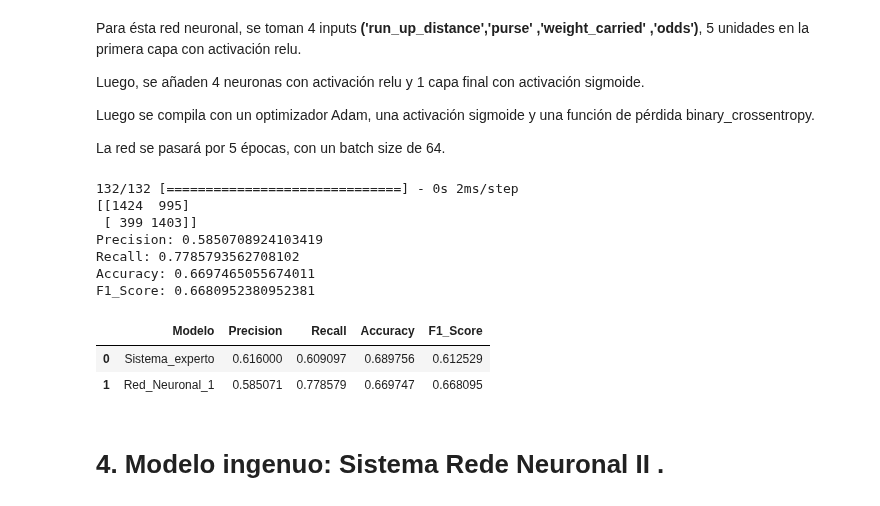
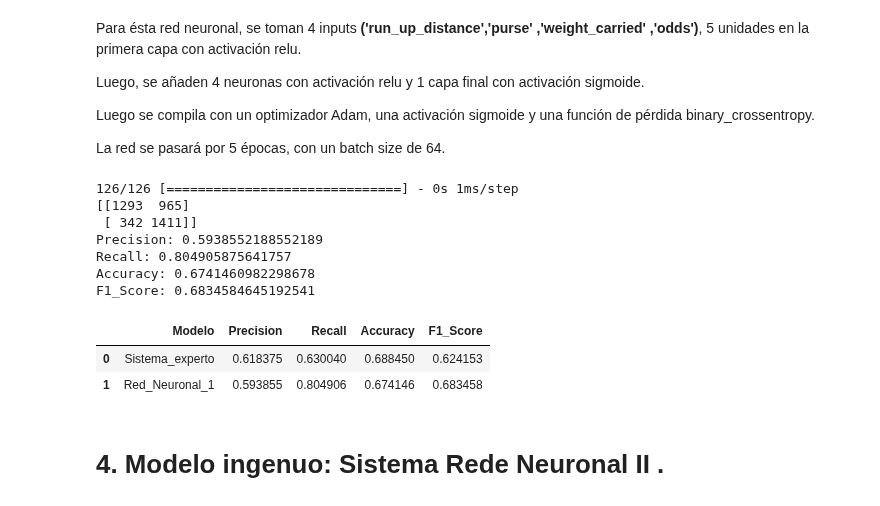
Before and after one commit to jsebastianquiroga/Big_Data-_Derby_2022_SI, a Jupyter notebook: Notebooks/sistemas_inteligentes.ipynb, the cells around one changed output. Cells and saved outputs as stored; diff of their text form; code cells hidden in the pictures.

```diff
--- a/Notebooks/sistemas_inteligentes.ipynb
+++ b/Notebooks/sistemas_inteligentes.ipynb
@@ -101,7 +101,7 @@ dtype_dict = {"track_id": object ,
              }
 nyra_2019 = pd.read_csv('nyra_2019_complete.csv', header=None,dtype=dtype_dict,parse_dates=[1])
 nyra_2019.columns= dtype_dict.keys()
-nyra_2019_nn = nyra_2019
+nyra_2019_nn = nyra_2019.copy()
 # %% [markdown]
 ***Diccionario de Variables***
 
@@ -626,7 +673,8 @@ plt.show()
 
 Entendiendo que las variables que trackean cada 15 segundos la posición en la carrera (latitud, longitud y track index), vamos inicialmente a tomar los valores únicos para que éstos sirvan para hacer una predicción sencilla, tanto de reglas, como de red neuronal.
 # %%
-nyra_2019_naive = nyra_2019[[
+nyra_2019_naive = nyra_2019.copy()
+nyra_2019_naive = nyra_2019_naive[[
     "track_id",
     "race_date",
     "race_number",
@@ -801,39 +840,39 @@ Luego se compila con un optimizador Adam, una activación sigmoide y una funció
 
 La red se pasará por 5 épocas, con un batch size de 64.
 # %%
-positions = pd.DataFrame(
-    nyra_2019_nn[(nyra_2019_nn["trakus_index"] == 1)]
-    .groupby(["race_number", "race_date"])["track_id"]
-    .count()
-).reset_index()
-positions = positions.rename(columns={"track_id": "participantes"})
-nyra_2019_naive = nyra_2019_nn[nyra_2019_nn["trakus_index"] == 1].sort_values(
-    by=["race_date", "track_id", "race_number", "odds"],
-    ascending=True,
-    na_position="first",
-)
+# positions = pd.DataFrame(
+#     nyra_2019_nn[(nyra_2019_nn["trakus_index"] == 1)]
+#     .groupby(["race_number", "race_date"])["track_id"]
+#     .count()
+# ).reset_index()
+# positions = positions.rename(columns={"track_id": "participantes"})
+# nyra_2019_naive = nyra_2019_nn[nyra_2019_nn["trakus_index"] == 1].sort_values(
+#     by=["race_date", "track_id", "race_number", "odds"],
+#     ascending=True,
+#     na_position="first",
+# )
 
-nyra_2019_naive = nyra_2019_naive.merge(
-    positions, on=["race_number", "race_date"], how="left"
-)
+# nyra_2019_naive = nyra_2019_naive.merge(
+#     positions, on=["race_number", "race_date"], how="left"
+# )
 
-nyra_2019_naive["First_3"] = "Unknown"
-nyra_2019_naive.loc[
-    nyra_2019_naive["position_at_finish"].between(0, 4, inclusive=False), "First_3"
-] = 1
-nyra_2019_naive.loc[
-    nyra_2019_naive["position_at_finish"].between(4, 60, inclusive=True), "First_3"
-] = 0
+# nyra_2019_naive["First_3"] = "Unknown"
+# nyra_2019_naive.loc[
+#     nyra_2019_naive["position_at_finish"].between(0, 4, inclusive=False), "First_3"
+# ] = 1
+# nyra_2019_naive.loc[
+#     nyra_2019_naive["position_at_finish"].between(4, 60, inclusive=True), "First_3"
+# ] = 0
 
-nyra_2019_naive["Percentage_first_3"] = 3 / nyra_2019_naive["participantes"]
+# nyra_2019_naive["Percentage_first_3"] = 3 / nyra_2019_naive["participantes"]
 
-nyra_2019_naive["odds_ranking"] = nyra_2019_naive.groupby(["race_number", "race_date"])[
-    "odds"
-].rank(method="first", ascending=False)
-nyra_2019_naive.sort_values(by=["race_date", "track_id", "race_number"])
+# nyra_2019_naive["odds_ranking"] = nyra_2019_naive.groupby(["race_number", "race_date"])[
+#     "odds"
+# ].rank(method="first", ascending=False)
+# nyra_2019_naive.sort_values(by=["race_date", "track_id", "race_number"])
 
 ## No se añade la distancia, ni el purse porque son constantes para todas las carreras y añaden ruido a la muestra, por eso tendía a una línea recta de predicción
-df_ann_1 = nyra_2019_naive.copy()
+df_ann_1 = nyra_2019.copy()
 df_ann_1 = df_ann_1.drop("jockey", axis=1)
 test = (
     df_ann_1[["race_date", "track_id", "race_number"]]
@@ -958,42 +997,42 @@ print(
 print(
     "Accuracy:",
     metrics.accuracy_score(
         Base_prediccion[["First_3"]].astype(int),
         Base_prediccion[["First_3_ranking"]].astype(int),
     ),
 )
 print(
     "F1_Score:",
     metrics.f1_score(
         Base_prediccion[["First_3"]].astype(int),
         Base_prediccion[["First_3_ranking"]].astype(int),
     ),
 )
 
 
 
 y_pred = Base_prediccion[["First_3_ranking"]].astype(int)
 y_test =Base_prediccion[["First_3"]].astype(int)
 d1 = {'Modelo': ['Red_Neuronal_1'],
      'Precision': precision_score(y_test, y_pred.round()),
      'Recall': recall_score(y_test, y_pred.round()),
      'Accuracy': accuracy_score(y_test, y_pred.round()),
       'F1_Score': f1_score(y_test, y_pred.round())}
 Resultados1 = pd.DataFrame(data=d1)
 
 Resultados = Resultados.append(Resultados1, ignore_index=True)
 Resultados
 # %% [output]
-132/132 [==============================] - 0s 2ms/step
-[[1424  995]
- [ 399 1403]]
-Precision: 0.5850708924103419
-Recall: 0.7785793562708102
-Accuracy: 0.6697465055674011
-F1_Score: 0.6680952380952381
+126/126 [==============================] - 0s 1ms/step
+[[1293  965]
+ [ 342 1411]]
+Precision: 0.5938552188552189
+Recall: 0.804905875641757
+Accuracy: 0.6741460982298678
+F1_Score: 0.6834584645192541
 |  | Modelo | Precision | Recall | Accuracy | F1_Score |
-| 0 | Sistema_experto | 0.616000 | 0.609097 | 0.689756 | 0.612529 |
-| 1 | Red_Neuronal_1 | 0.585071 | 0.778579 | 0.669747 | 0.668095 |
+| 0 | Sistema_experto | 0.618375 | 0.630040 | 0.688450 | 0.624153 |
+| 1 | Red_Neuronal_1 | 0.593855 | 0.804906 | 0.674146 | 0.683458 |
 # %% [markdown]
 # <h1><strong> 4. Modelo ingenuo: Sistema Rede Neuronal II .</h1></strong>
 # %%
```
Also changed, not shown: parts of 70 cells of this notebook.
